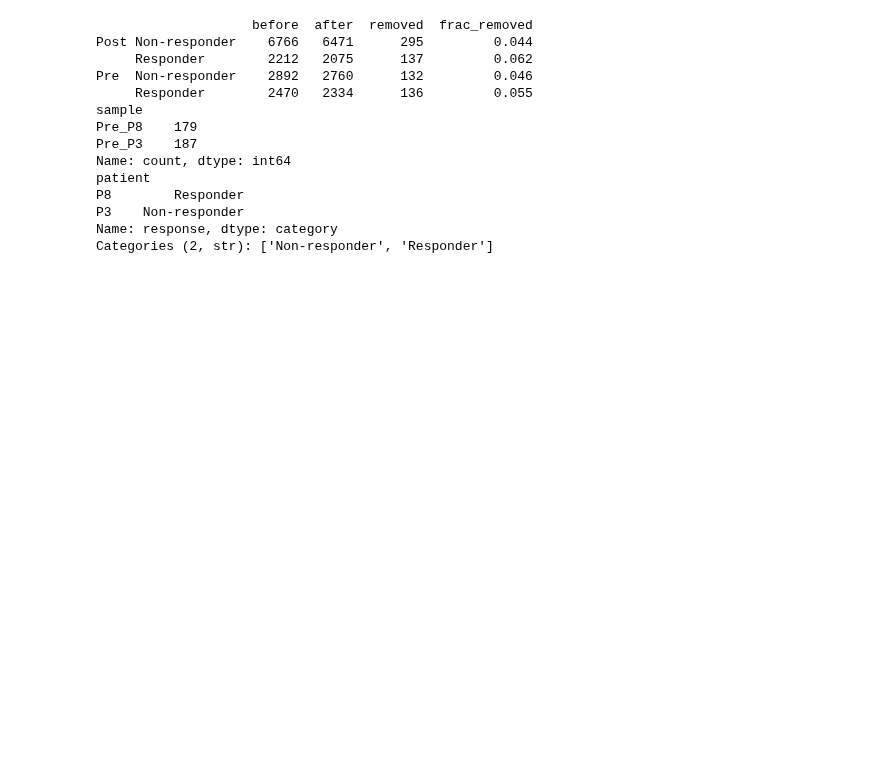
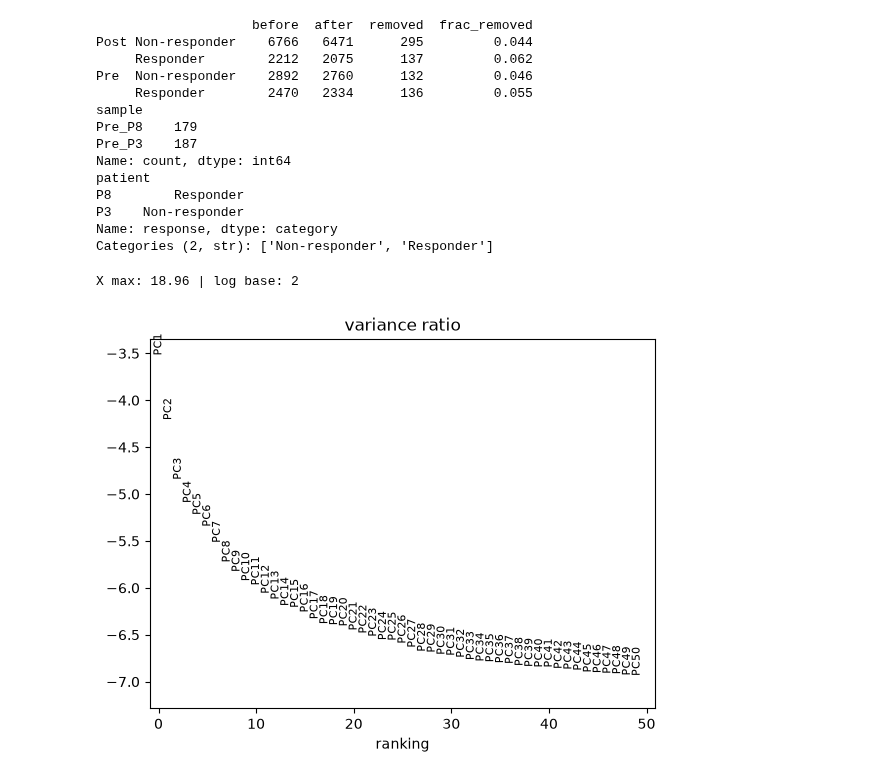
Before and after one commit to layakhosravi77-creator/melanoma-scrna-analysis, a Jupyter notebook: notebooks/GSE120575.ipynb, the cells around one changed output. Cells and saved outputs as stored; diff of their text form; code cells hidden in the pictures; blank space fills up the shorter version.

```diff
--- a/notebooks/GSE120575.ipynb
+++ b/notebooks/GSE120575.ipynb
@@ -636,3 +636,23 @@ P8        Responder
 P3    Non-responder
 Name: response, dtype: category
 Categories (2, str): ['Non-responder', 'Responder']
+# %%
+# The matrix is already log2(TPM+1), so NO further log transform is applied.
+# Record the base so scanpy can invert it correctly (HVG selection, fold changes).
+adata.uns["log1p"] = {"base": LOG_BASE}
+print("X max:", adata.X.max(), "| log base:", LOG_BASE)
+# %% [output]
+X max: 18.96 | log base: 2
+# %%
+sc.pp.highly_variable_genes(adata, n_top_genes=3000, batch_key="patient")
+
+# Scale a COPY (scaling changes values; adata.X must stay as real log-expression)
+adata_hvg = adata[:, adata.var["highly_variable"]].copy()
+sc.pp.scale(adata_hvg, max_value=10)
+sc.tl.pca(adata_hvg, n_comps=50)
+sc.pl.pca_variance_ratio(adata_hvg, n_pcs=50, log=True)
+
+adata.obsm["X_pca"] = adata_hvg.obsm["X_pca"]
+adata.uns["pca"]    = adata_hvg.uns["pca"]
+# %% [output]
+[figure, added]
```
Also changed, not shown: parts of 5 cells of this notebook, 4 other files.
